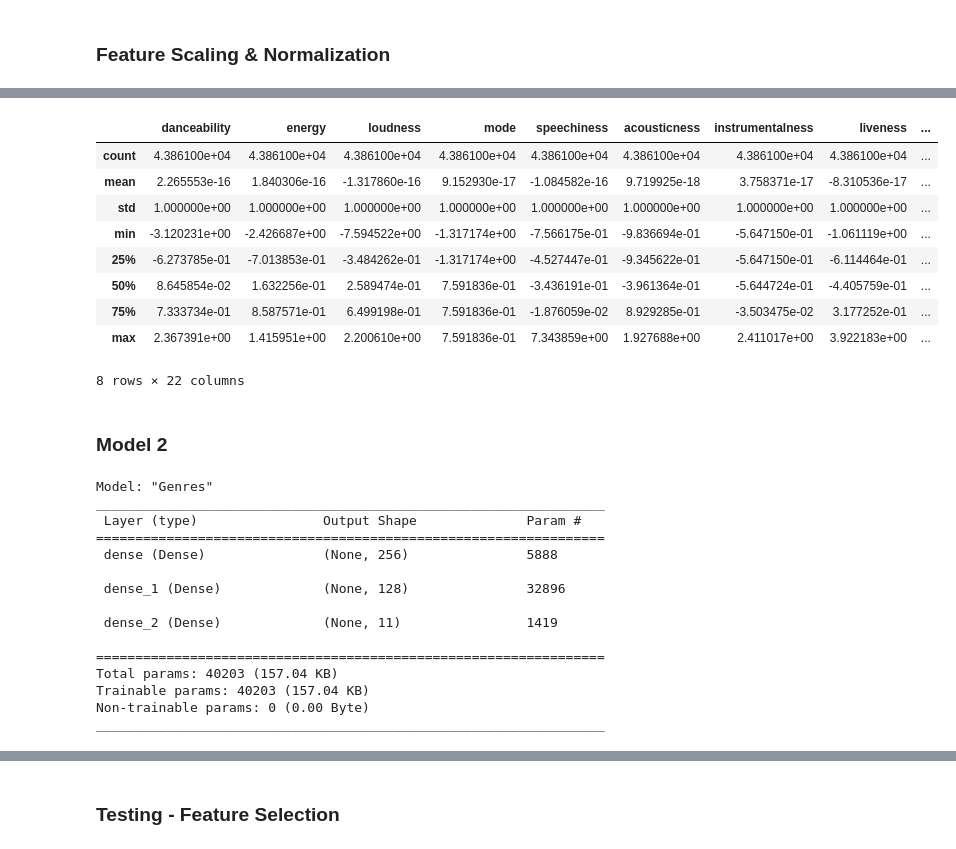
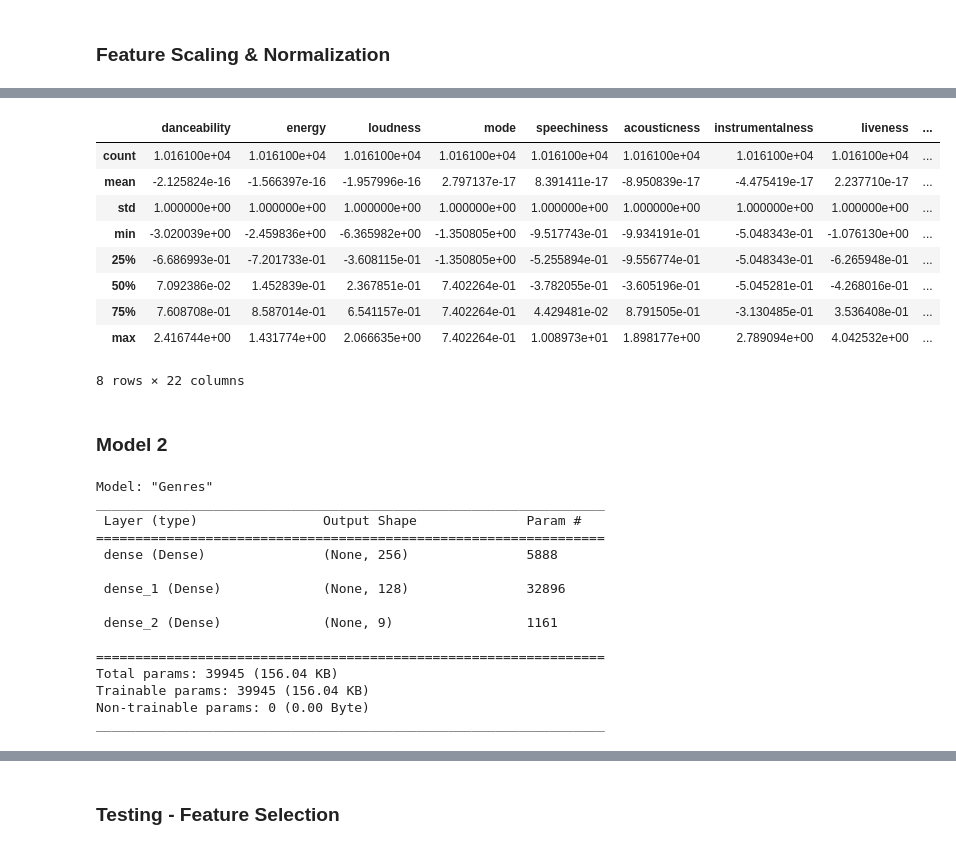
Before and after one commit to ynackash/genre-classification, a Jupyter notebook: notebooks/NN.ipynb, the cells around one changed output, grey strips where cells are left out. Cells and saved outputs as stored; diff of their text form; code cells hidden in the pictures.

```diff
--- a/notebooks/NN.ipynb
+++ b/notebooks/NN.ipynb
@@ -274,20 +268,19 @@ X_train.describe()
 8 rows × 22 columns
 # %%
-# YOUR CODE HERE
-X_train_features_norm = (X_train - X_train.mean())/X_train.std()
-X_test_features_norm = (X_test - X_train.mean())/X_train.std()
+X_train_features_norm = (X_train_uniform - X_train_uniform.mean())/X_train_uniform.std() #X_train
+X_test_features_norm = (X_test - X_train_uniform.mean())/X_train.std()
 #only train features shown since we're not supposed to look at test
 X_train_features_norm.describe()
 # %% [output]
 |  | danceability | energy | loudness | mode | speechiness | acousticness | instrumentalness | liveness | ... |
-| count | 4.386100e+04 | 4.386100e+04 | 4.386100e+04 | 4.386100e+04 | 4.386100e+04 | 4.386100e+04 | 4.386100e+04 | 4.386100e+04 | ... |
-| mean | 2.265553e-16 | 1.840306e-16 | -1.317860e-16 | 9.152930e-17 | -1.084582e-16 | 9.719925e-18 | 3.758371e-17 | -8.310536e-17 | ... |
+| count | 1.016100e+04 | 1.016100e+04 | 1.016100e+04 | 1.016100e+04 | 1.016100e+04 | 1.016100e+04 | 1.016100e+04 | 1.016100e+04 | ... |
+| mean | -2.125824e-16 | -1.566397e-16 | -1.957996e-16 | 2.797137e-17 | 8.391411e-17 | -8.950839e-17 | -4.475419e-17 | 2.237710e-17 | ... |
 | std | 1.000000e+00 | 1.000000e+00 | 1.000000e+00 | 1.000000e+00 | 1.000000e+00 | 1.000000e+00 | 1.000000e+00 | 1.000000e+00 | ... |
-| min | -3.120231e+00 | -2.426687e+00 | -7.594522e+00 | -1.317174e+00 | -7.566175e-01 | -9.836694e-01 | -5.647150e-01 | -1.061119e+00 | ... |
-| 25% | -6.273785e-01 | -7.013853e-01 | -3.484262e-01 | -1.317174e+00 | -4.527447e-01 | -9.345622e-01 | -5.647150e-01 | -6.114464e-01 | ... |
-| 50% | 8.645854e-02 | 1.632256e-01 | 2.589474e-01 | 7.591836e-01 | -3.436191e-01 | -3.961364e-01 | -5.644724e-01 | -4.405759e-01 | ... |
-| 75% | 7.333734e-01 | 8.587571e-01 | 6.499198e-01 | 7.591836e-01 | -1.876059e-02 | 8.929285e-01 | -3.503475e-02 | 3.177252e-01 | ... |
-| max | 2.367391e+00 | 1.415951e+00 | 2.200610e+00 | 7.591836e-01 | 7.343859e+00 | 1.927688e+00 | 2.411017e+00 | 3.922183e+00 | ... |
+| min | -3.020039e+00 | -2.459836e+00 | -6.365982e+00 | -1.350805e+00 | -9.517743e-01 | -9.934191e-01 | -5.048343e-01 | -1.076130e+00 | ... |
+| 25% | -6.686993e-01 | -7.201733e-01 | -3.608115e-01 | -1.350805e+00 | -5.255894e-01 | -9.556774e-01 | -5.048343e-01 | -6.265948e-01 | ... |
+| 50% | 7.092386e-02 | 1.452839e-01 | 2.367851e-01 | 7.402264e-01 | -3.782055e-01 | -3.605196e-01 | -5.045281e-01 | -4.268016e-01 | ... |
+| 75% | 7.608708e-01 | 8.587014e-01 | 6.541157e-01 | 7.402264e-01 | 4.429481e-02 | 8.791505e-01 | -3.130485e-01 | 3.536408e-01 | ... |
+| max | 2.416744e+00 | 1.431774e+00 | 2.066635e+00 | 7.402264e-01 | 1.008973e+01 | 1.898177e+00 | 2.789094e+00 | 4.042532e+00 | ... |
 8 rows × 22 columns
 # %% [markdown]
 ### Model 2
@@ -352,11 +345,11 @@ _________________________________________________________________
 
  dense_1 (Dense)             (None, 128)               32896
 
- dense_2 (Dense)             (None, 11)                1419
+ dense_2 (Dense)             (None, 9)                 1161
 
 =================================================================
-Total params: 40203 (157.04 KB)
-Trainable params: 40203 (157.04 KB)
+Total params: 39945 (156.04 KB)
+Trainable params: 39945 (156.04 KB)
 Non-trainable params: 0 (0.00 Byte)
 _________________________________________________________________
 # %%
```
Also changed, not shown: parts of 22 cells of this notebook, 8 other files.
